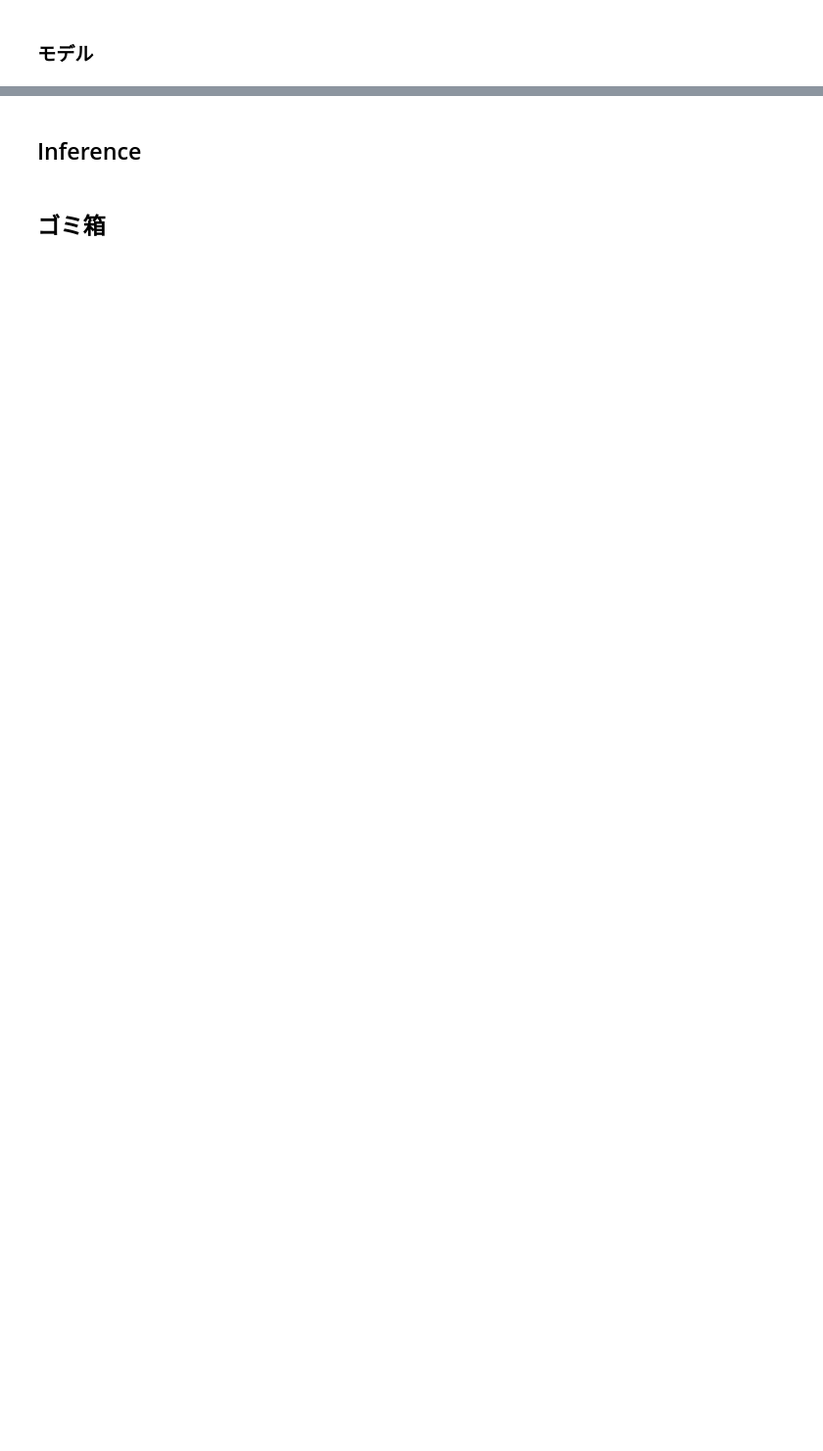
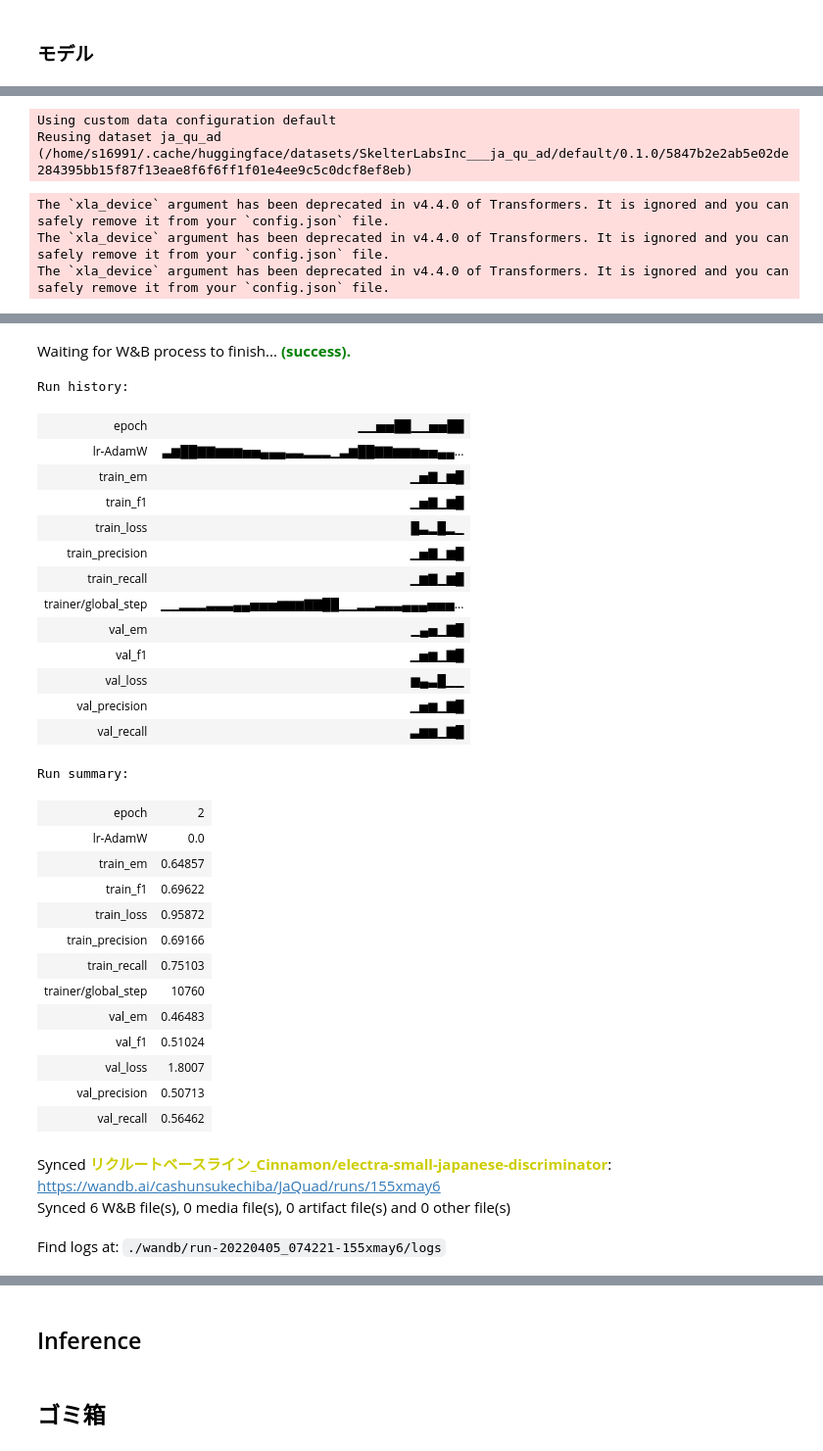
Before and after one commit to syunsuke1115/JaQuAD_expreriment, a Jupyter notebook: my_base_line.ipynb, the cells around one changed output, grey strips where cells are left out. Shown at 98% size. Drawn from its saved outputs; the diff is of its cells as text; code cells hidden in the pictures; blank space fills up the shorter version.

```diff
--- a/my_base_line.ipynb
+++ b/my_base_line.ipynb
@@ -30,9 +32,9 @@ cuda:0
 args = {
     'random_seed': 42,  # Random Seed
     # Transformers PLM name.
-    'pretrained_model': 'bandainamco-mirai/distilbert-base-japanese',
+    'pretrained_model': 'Cinnamon/electra-small-japanese-discriminator',
     # Optional, Transformers Tokenizer name. Overrides `pretrained_model`
-    'pretrained_tokenizer': 'cl-tohoku/bert-base-japanese-whole-word-masking',
+    'pretrained_tokenizer': 'Cinnamon/electra-small-japanese-discriminator',
     'norm_form': 'NFKC',
     'batch_size': 8,  # <=32 for TPUv2-8
     'lr': 2e-5,  # Learning Rate
@@ -49,7 +51,7 @@ args = {
     'fp16': False,  # Enable train on FP16 (if GPU)
     'tpu_cores': 8,  # Enable TPU with 1 core or 8 cores
     'cpu_workers': os.cpu_count(), #questionとcontextを合わせた最大語数。今回のデータセットは1300は超えない
-    'note':"ベースライン",
+    'note':"リクルートベースライン",
 }
 
 args
@@ -246,7 +248,7 @@ def get_offsets(input_ids: List[int],
                        for start, end in offsets_token]
     return [(-1, -1)] * cxt_start + offsets_mapping
 # %%
-tokenizer = AutoTokenizer.from_pretrained(
+tokenizer = BertJapaneseTokenizer.from_pretrained(
             args["pretrained_tokenizer"]
             if args["pretrained_tokenizer"] else
             args["pretrained_model"],
@@ -255,7 +257,9 @@ tokenized_dataset = datasetdict.map(
             preprocess_function,
             batched=True,
             remove_columns=datasetdict['train'].column_names)
-
+#distillbertの際使う
+tokenized_dataset = tokenized_dataset.map(
+            remove_columns=['token_type_ids'])
 tokenized_dataset.set_format(type='torch')
 train_dataloader = DataLoader(tokenized_dataset["train"],shuffle = True,batch_size=args["batch_size"],num_workers=args["cpu_workers"])
 valid_dataloader = DataLoader(tokenized_dataset['validation'], shuffle=False,batch_size=args["batch_size"],num_workers=args["cpu_workers"])
@@ -280,6 +290,7 @@ class WarmupLinearLR(lr_scheduler.LambdaLR):
 
         super().__init__(optimizer, lr_lambda, last_epoch=last_epoch)
 # %%
+#bertを使ったQAモデル
 class QAModel(LightningModule):
     def __init__(self, **kwargs):
         super().__init__()
@@ -289,7 +300,7 @@ class QAModel(LightningModule):
         self.question_answerer = AutoModelForQuestionAnswering.from_pretrained(
             self.hparams.pretrained_model,
             use_auth_token=self.hparams.huggingface_auth_token)
-        self.tokenizer = AutoTokenizer.from_pretrained(
+        self.tokenizer = BertJapaneseTokenizer.from_pretrained(
             self.hparams.pretrained_tokenizer
             if self.hparams.pretrained_tokenizer else
             self.hparams.pretrained_model,
@@ -571,0 +586,10 @@ trainer.fit(model)
+# %%
+args['pretrained_model'] = 'Cinnamon/electra-small-japanese-generator'
+args['pretrained_tokenizer'] = 'Cinnamon/electra-small-japanese-generator'
+experiment()
+# %% [output]
+Using custom data configuration default
+Reusing dataset ja_qu_ad (/home/s16991/.cache/huggingface/datasets/SkelterLabsInc___ja_qu_ad/default/0.1.0/5847b2e2ab5e02de284395bb15f87f13eae8f6f6ff1f01e4ee9c5c0dcf8ef8eb)
+The `xla_device` argument has been deprecated in v4.4.0 of Transformers. It is ignored and you can safely remove it from your `config.json` file.
+The `xla_device` argument has been deprecated in v4.4.0 of Transformers. It is ignored and you can safely remove it from your `config.json` file.
+The `xla_device` argument has been deprecated in v4.4.0 of Transformers. It is ignored and you can safely remove it from your `config.json` file.
@@ -571,0 +613,32 @@ trainer.fit(model)
+Waiting for W&B process to finish... (success).
+Run history:
+| epoch | ▁▁▅▅██▁▁▅▅██ |
+| lr-AdamW | ▃▆██▇▇▆▆▆▅▅▄▄▄▃▃▂▂▂▁▃▆██▇▇▆▆▆▅▅▄▄... |
+| train_em | ▁▅▇▁▆█ |
+| train_f1 | ▁▅▇▁▆█ |
+| train_loss | █▃▂█▂▁ |
+| train_precision | ▁▅▇▁▆█ |
+| train_recall | ▁▆▇▁▆█ |
+| trainer/global_step | ▁▁▂▂▂▃▃▃▄▄▅▅▅▆▆▆▇▇██▁▁▂▂▃▃▃▄▄▄▅▅▅... |
+| val_em | ▁▄▅▁▇█ |
+| val_f1 | ▁▅▆▁▇█ |
+| val_loss | ▆▄▃█▁▁ |
+| val_precision | ▁▅▆▁▇█ |
+| val_recall | ▃▆▆▁▇█ |
+Run summary:
+| epoch | 2 |
+| lr-AdamW | 0.0 |
+| train_em | 0.64857 |
+| train_f1 | 0.69622 |
+| train_loss | 0.95872 |
+| train_precision | 0.69166 |
+| train_recall | 0.75103 |
+| trainer/global_step | 10760 |
+| val_em | 0.46483 |
+| val_f1 | 0.51024 |
+| val_loss | 1.8007 |
+| val_precision | 0.50713 |
+| val_recall | 0.56462 |
+Synced リクルートベースライン_Cinnamon/electra-small-japanese-discriminator: https://wandb.ai/cashunsukechiba/JaQuad/runs/155xmay6
+Synced 6 W&B file(s), 0 media file(s), 0 artifact file(s) and 0 other file(s)
+Find logs at: ./wandb/run-20220405_074221-155xmay6/logs
```
Also changed, not shown: parts of 9 cells of this notebook, 3 other files.
